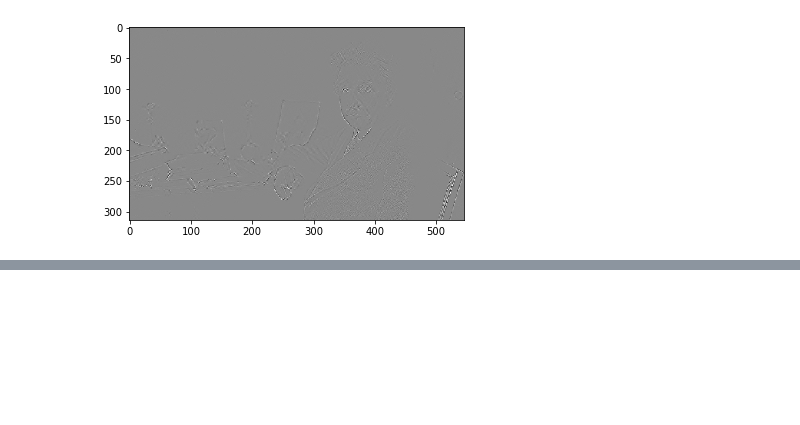
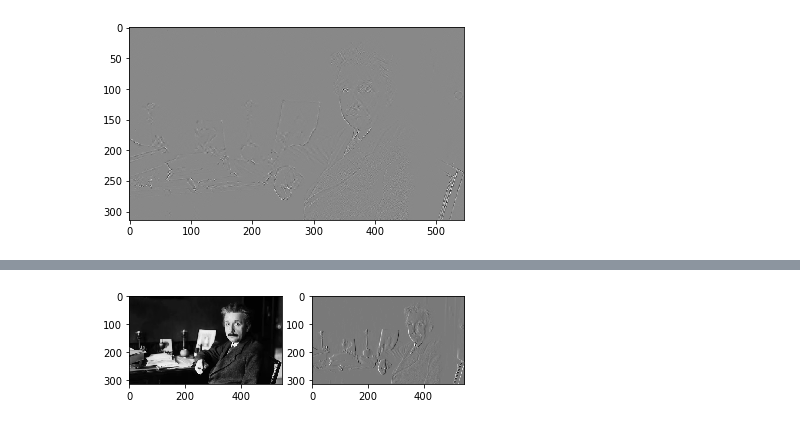
Before and after one commit to Erduanc/EE5731-CA1, a Jupyter notebook: VC-project-1/VC Project 1.ipynb, the cells around one changed output, grey strips where cells are left out. Drawn from its saved outputs; the diff is of its cells as text; code cells hidden in the pictures; blank space fills up the shorter version.

```diff
--- a/VC-project-1/VC Project 1.ipynb
+++ b/VC-project-1/VC Project 1.ipynb
@@ -76,0 +127,14 @@ plt.show()
+# %%
+#test block:
+fig = plt.figure()
+ax1 = fig.add_subplot(223)
+ax2 = fig.add_subplot(224)
+
+filter4 = getFilterOfSize('sobel',1)
+output=convolute(image3, filter4)
+
+ax1.imshow(image3, cmap='gray', interpolation='none')
+ax2.imshow(output, cmap='gray', interpolation='none')
+plt.show()
+# %% [output]
+[figure, added]
```
Also changed, not shown: parts of 11 cells of this notebook.
